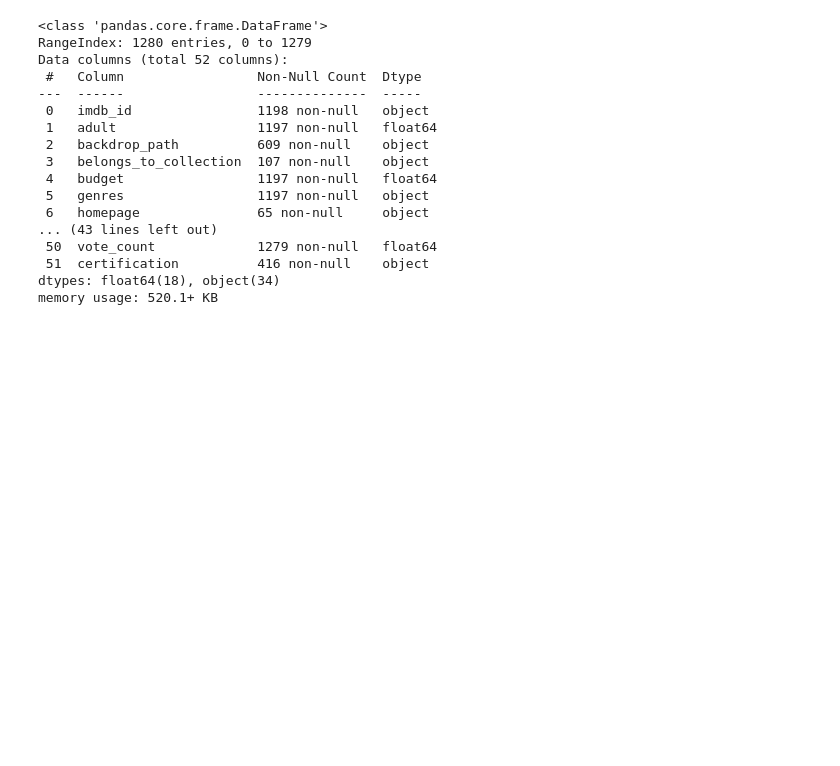
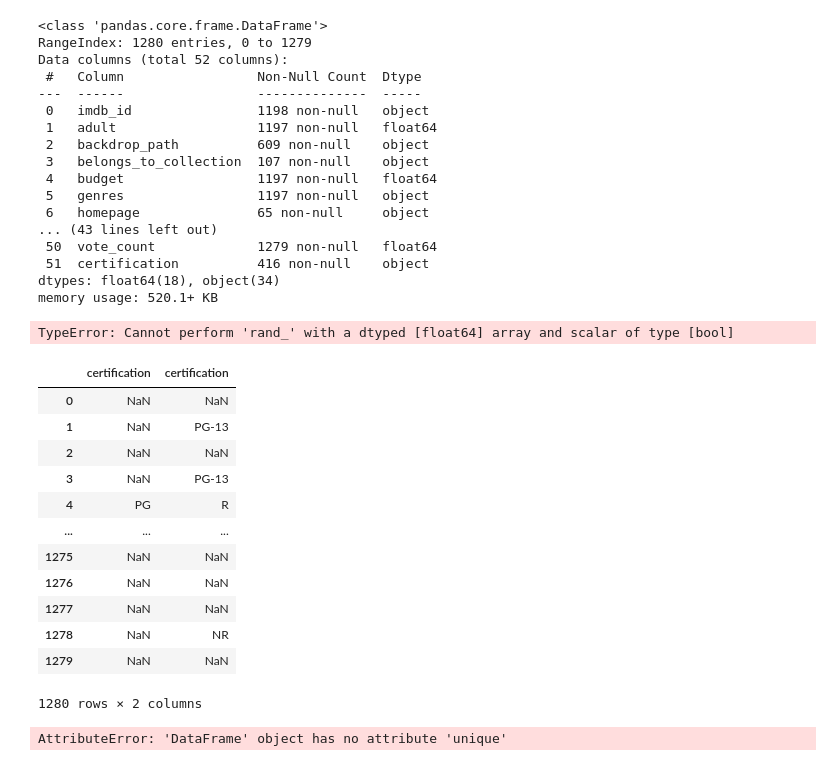
Before and after one commit to Genullz/IMDB-Box-office-Prediction, a Jupyter notebook: Project-3_Part_2.ipynb, the cells around one changed output. Cells and saved outputs as stored; diff of their text form; code cells hidden in the pictures; blank space fills up the shorter version.

```diff
--- a/Project-3_Part_2.ipynb
+++ b/Project-3_Part_2.ipynb
@@ -233,3 +233,35 @@ Data columns (total 52 columns):
  51  certification          416 non-null    object
 dtypes: float64(18), object(34)
 memory usage: 520.1+ KB
+# %%
+df_0001['revenue'] > '0.0' & df_0001['budget'] > '0.0'
+# %% [output]
+TypeError: Cannot perform 'rand_' with a dtyped [float64] array and scalar of type [bool]
+# %%
+df_0001['certification']
+# %% [output]
+|  | certification | certification |
+| 0 | NaN | NaN |
+| 1 | NaN | PG-13 |
+| 2 | NaN | NaN |
+| 3 | NaN | PG-13 |
+| 4 | PG | R |
+| ... | ... | ... |
+| 1275 | NaN | NaN |
+| 1276 | NaN | NaN |
+| 1277 | NaN | NaN |
+| 1278 | NaN | NR |
+| 1279 | NaN | NaN |
+1280 rows × 2 columns
+# %%
+groups = {}
+## Loop through all unique categories
+for i in df_0001['certification'].unique():
+    ## Get series for group and rename
+    data = df_0001.loc[df_0001['certification']==i].copy()
+
+    # save into the dictionary
+    groups[i] = data
+groups.keys()
+# %% [output]
+AttributeError: 'DataFrame' object has no attribute 'unique'
```
